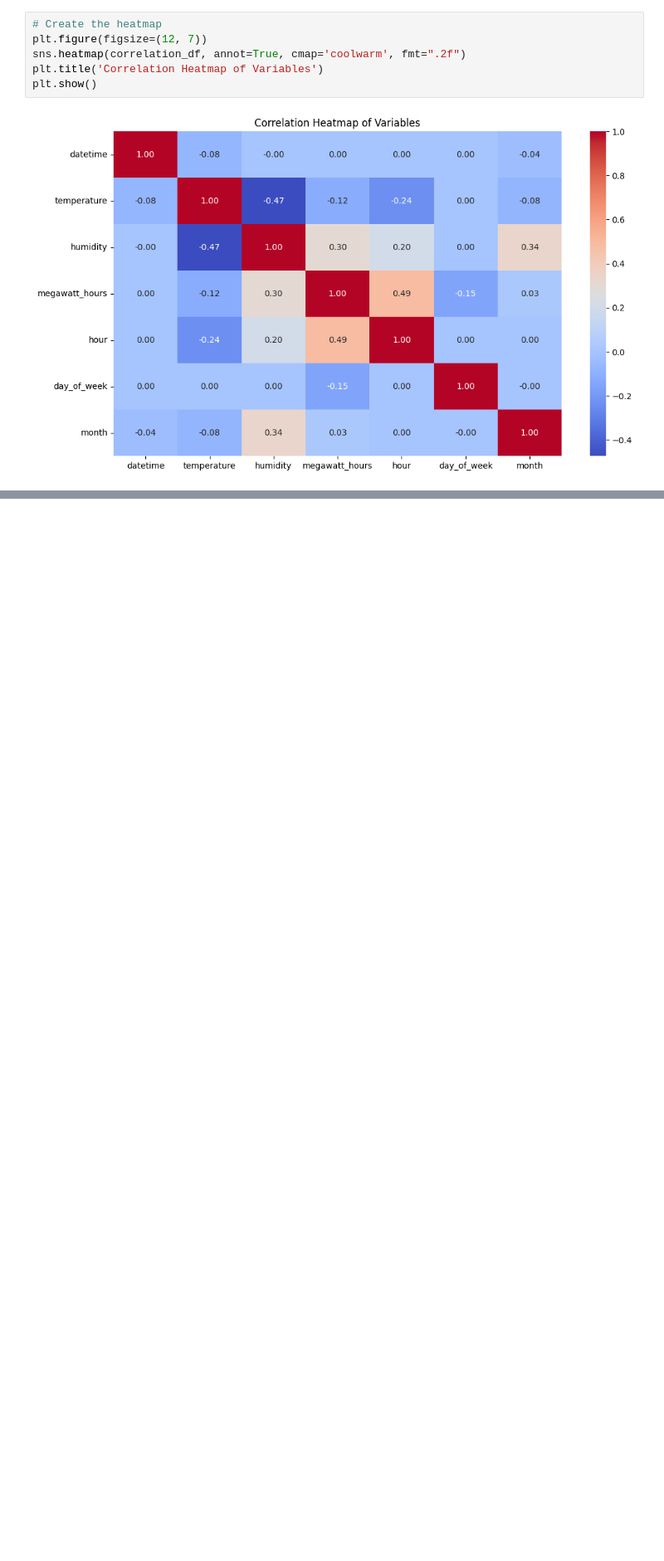
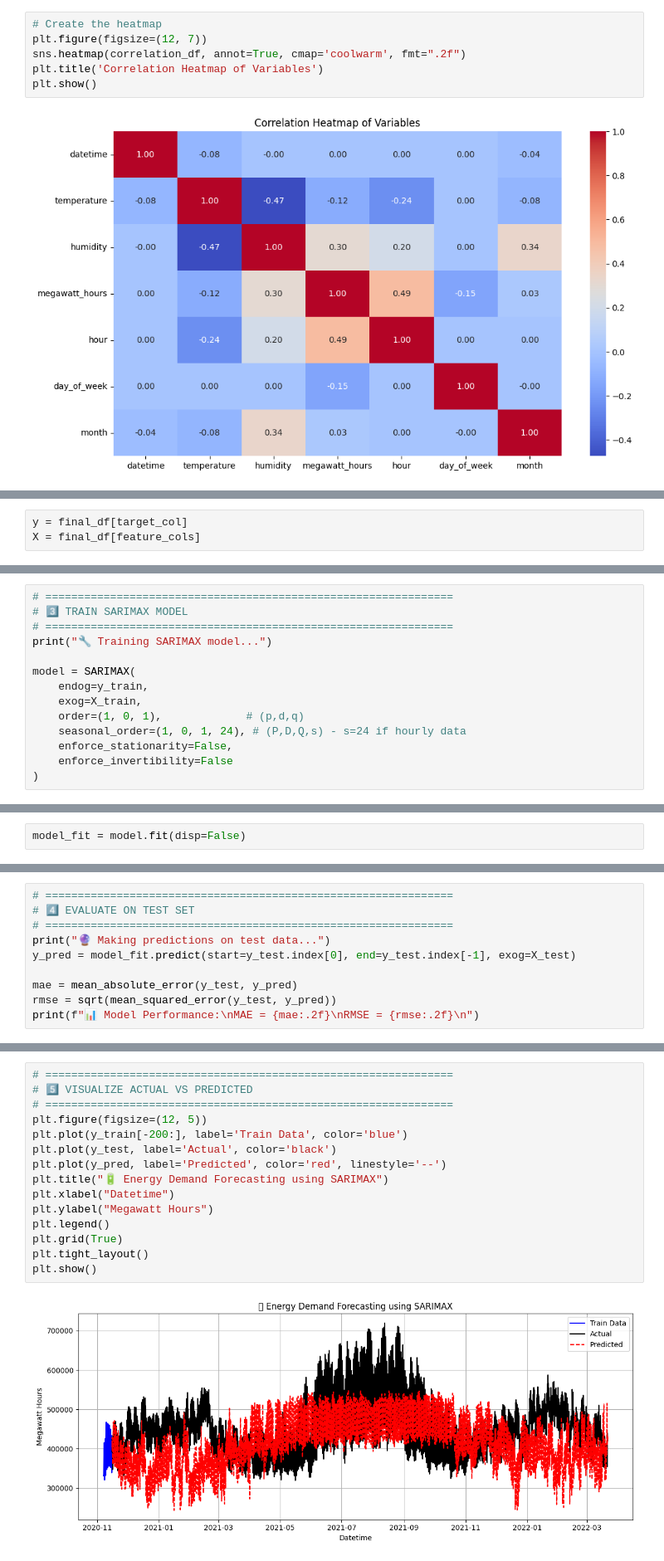
Before and after one commit to susantkumarsahoo/TimeSeriesForecasting_End_To_End, a Jupyter notebook: notebooks/05_note05ARIMA_SARIMAX.ipynb, the cells around one changed output, grey strips where cells are left out. Shown at 83% size. Drawn from its saved outputs; the diff is of its cells as text; blank space fills up the shorter version.

```diff
--- a/notebooks/05_note05.ipynb
+++ b/notebooks/05_note05ARIMA_SARIMAX.ipynb
@@ -373,0 +503,3 @@ plt.show()
+# %%
+y = final_df[target_col]
+X = final_df[feature_cols]
@@ -373,0 +537,14 @@ plt.show()
+# %%
+# ===============================================================
+# 3️⃣ TRAIN SARIMAX MODEL
+# ===============================================================
+print("🔧 Training SARIMAX model...")
+
+model = SARIMAX(
+    endog=y_train,
+    exog=X_train,
+    order=(1, 0, 1),             # (p,d,q)
+    seasonal_order=(1, 0, 1, 24), # (P,D,Q,s) - s=24 if hourly data
+    enforce_stationarity=False,
+    enforce_invertibility=False
+)
@@ -373,0 +553,2 @@ plt.show()
+# %%
+model_fit = model.fit(disp=False)
@@ -373,0 +559,10 @@ plt.show()
+# %%
+# ===============================================================
+# 4️⃣ EVALUATE ON TEST SET
+# ===============================================================
+print("🔮 Making predictions on test data...")
+y_pred = model_fit.predict(start=y_test.index[0], end=y_test.index[-1], exog=X_test)
+
+mae = mean_absolute_error(y_test, y_pred)
+rmse = sqrt(mean_squared_error(y_test, y_pred))
+print(f"📊 Model Performance:\nMAE = {mae:.2f}\nRMSE = {rmse:.2f}\n")
@@ -373,0 +574,17 @@ plt.show()
+# %%
+# ===============================================================
+# 5️⃣ VISUALIZE ACTUAL VS PREDICTED
+# ===============================================================
+plt.figure(figsize=(12, 5))
+plt.plot(y_train[-200:], label='Train Data', color='blue')
+plt.plot(y_test, label='Actual', color='black')
+plt.plot(y_pred, label='Predicted', color='red', linestyle='--')
+plt.title("🔋 Energy Demand Forecasting using SARIMAX")
+plt.xlabel("Datetime")
+plt.ylabel("Megawatt Hours")
+plt.legend()
+plt.grid(True)
+plt.tight_layout()
+plt.show()
+# %% [output]
+[figure, added]
```
Also changed, not shown: parts of 40 cells of this notebook.
